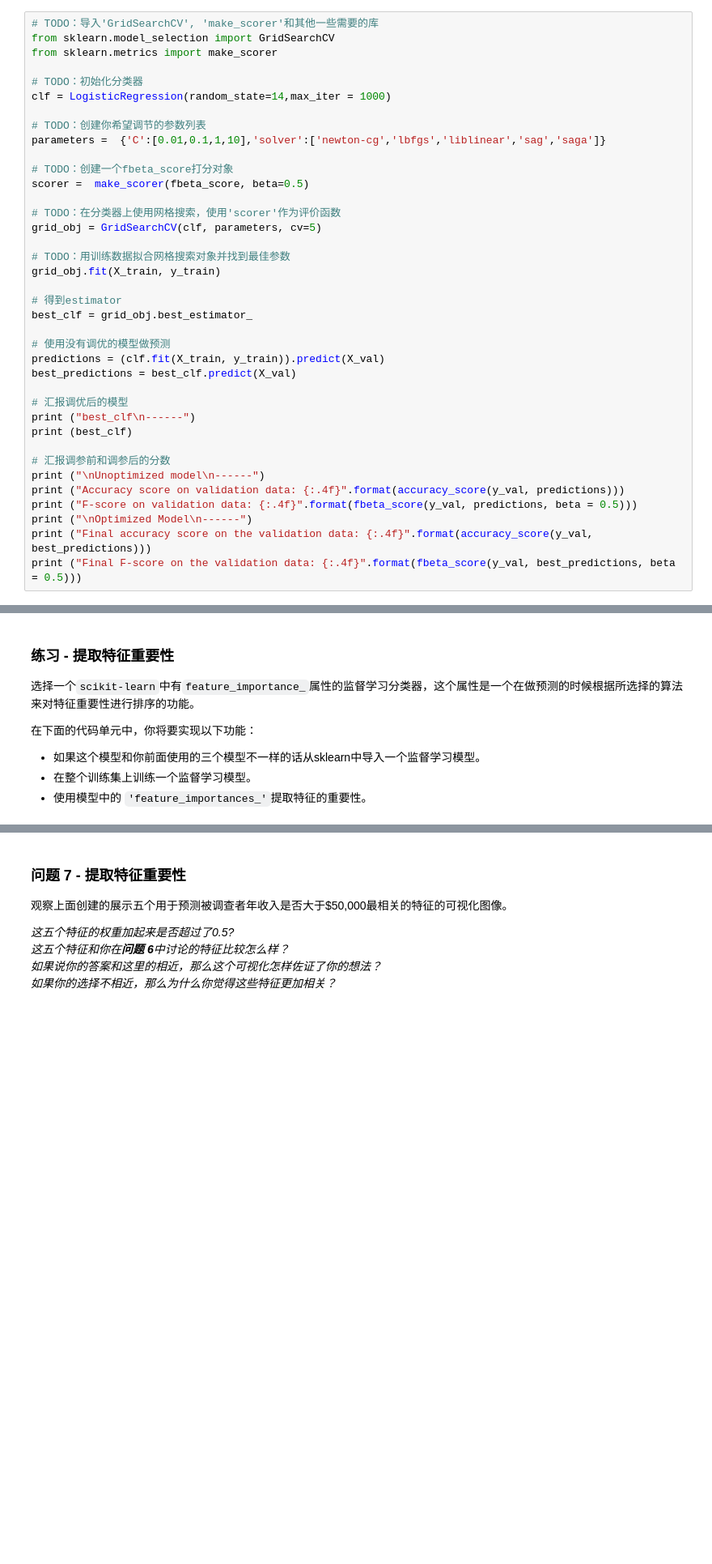
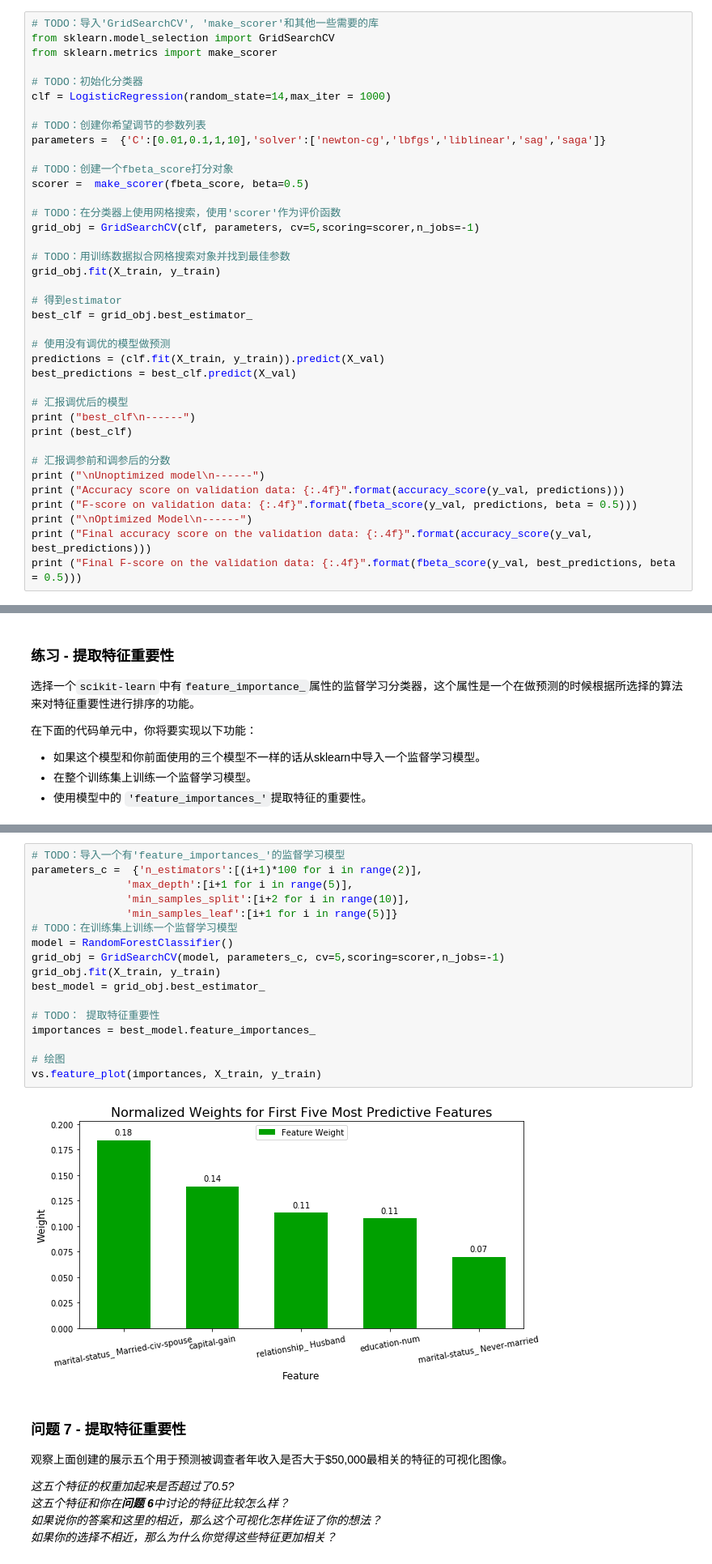
Before and after one commit to tailiang2008/udacity, a Jupyter notebook: Case/Finding_donors/finding_donors.ipynb, the cells around one changed output, grey strips where cells are left out. Shown at 81% size. Cells and saved outputs as stored; diff of their text form; blank space fills up the shorter version.

```diff
--- a/Case/Finding_donors/finding_donors.ipynb
+++ b/Case/Finding_donors/finding_donors.ipynb
@@ -472,7 +472,7 @@ parameters =  {'C':[0.01,0.1,1,10],'solver':['newton-cg','lbfgs','liblinear','sa
 scorer =  make_scorer(fbeta_score, beta=0.5)
 
 # TODO：在分类器上使用网格搜索，使用'scorer'作为评价函数
-grid_obj = GridSearchCV(clf, parameters, cv=5)
+grid_obj = GridSearchCV(clf, parameters, cv=5,scoring=scorer,n_jobs=-1)
 
 # TODO：用训练数据拟合网格搜索对象并找到最佳参数
 grid_obj.fit(X_train, y_train)
@@ -571,3 +593,22 @@ vs.feature_plot(importances, X_train, y_train)
+# %%
+# TODO：导入一个有'feature_importances_'的监督学习模型
+parameters_c =  {'n_estimators':[(i+1)*100 for i in range(2)],
+               'max_depth':[i+1 for i in range(5)],
+               'min_samples_split':[i+2 for i in range(10)],
+               'min_samples_leaf':[i+1 for i in range(5)]}
+# TODO：在训练集上训练一个监督学习模型
+model = RandomForestClassifier()
+grid_obj = GridSearchCV(model, parameters_c, cv=5,scoring=scorer,n_jobs=-1)
+grid_obj.fit(X_train, y_train)
+best_model = grid_obj.best_estimator_
+
+# TODO： 提取特征重要性
+importances = best_model.feature_importances_
+
+# 绘图
+vs.feature_plot(importances, X_train, y_train)
+# %% [output]
+[figure, added]
 # %% [markdown]
 ### 问题 7 - 提取特征重要性
 观察上面创建的展示五个用于预测被调查者年收入是否大于\$50,000最相关的特征的可视化图像。
```
Also changed, not shown: parts of 15 cells of this notebook, 1 other file.
